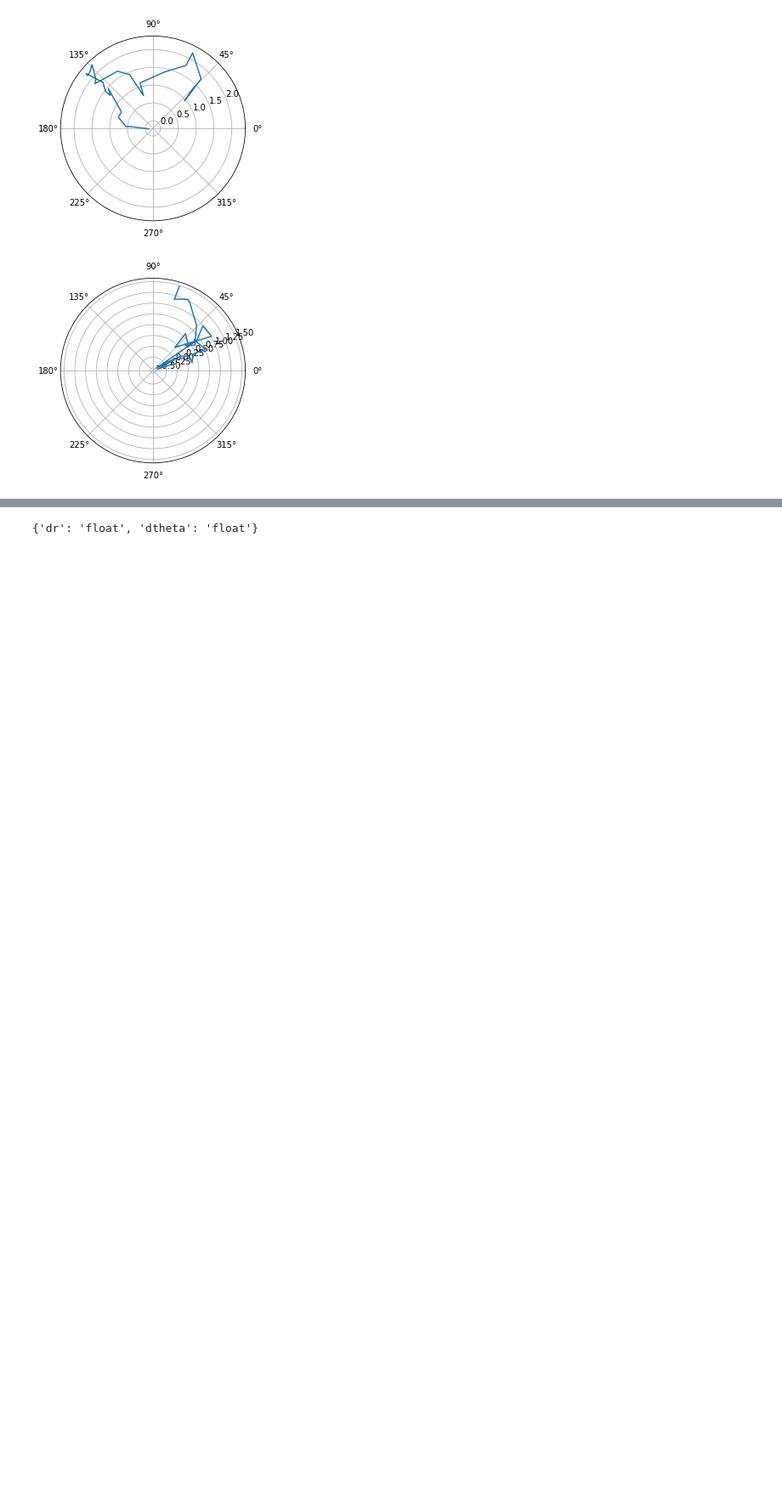
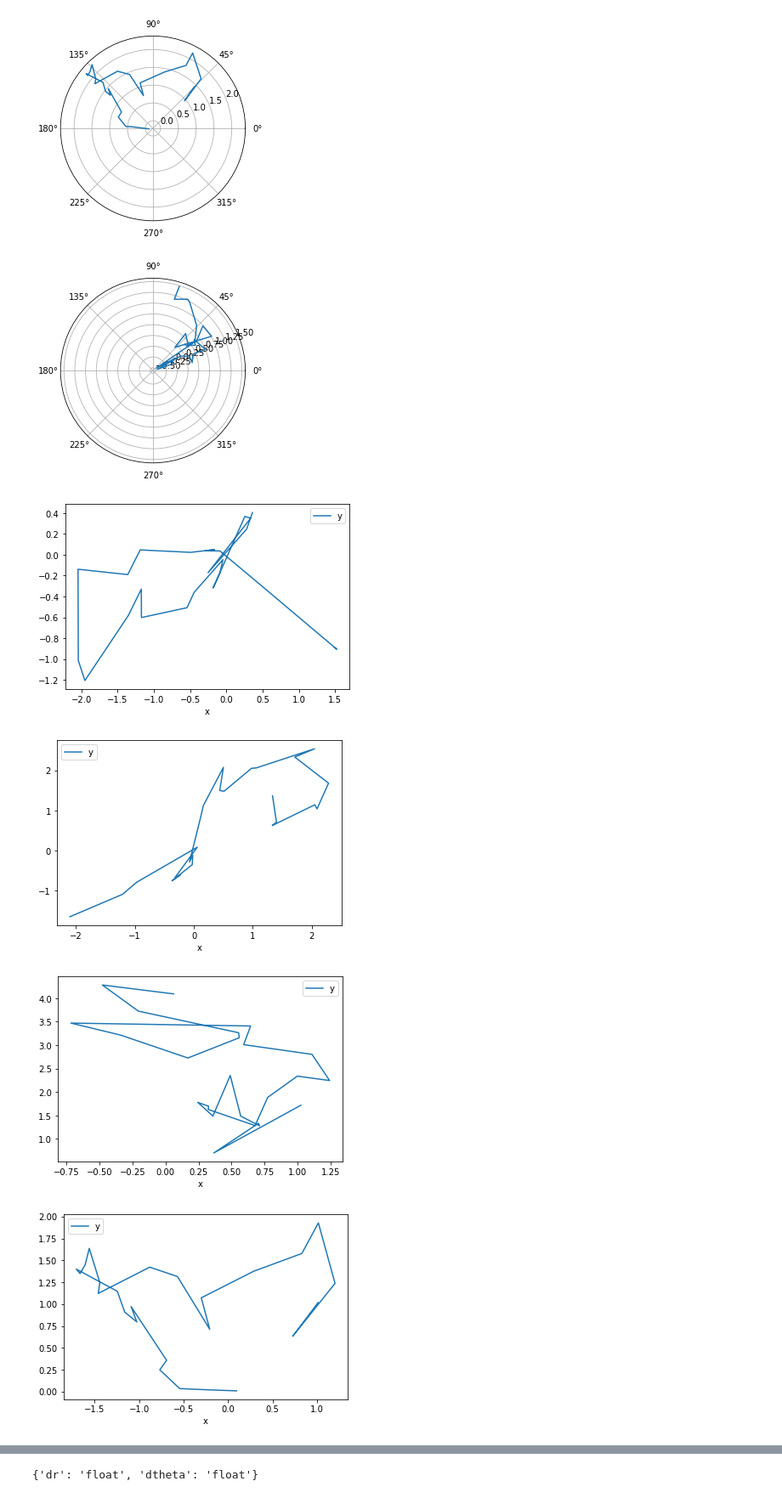
Before and after one commit to cadCAD-org/cadcad-ri, a Jupyter notebook: bob.ipynb, the cells around one changed output, grey strips where cells are left out. Shown: that part at 85% size. Drawn from its saved outputs; the diff is of its cells as text; code cells hidden in the pictures; blank space fills up the shorter version.

Commit message:
add cart2polar

```diff
--- a/bob.ipynb
+++ b/bob.ipynb
@@ -640,0 +655,37 @@ for k in runs:
+# %%
+def flattenBob2cart(results, exp_params):
+    n = exp_params["iteration_n"]
+    m = exp_params["steps"]
+    dfs = []
+    cart_df = []
+    for j in range(n):
+        d = results[j].data
+        # print(d)
+        r = np.zeros((m,2))
+        for i in range(m):
+            # print(d[i])
+            cart_pts = polar2cartesian(d[i])
+            # print(cart_pts.data)
+            r[i,:]= [cart_pts['x'], cart_pts['y']]
+
+        df = pd.DataFrame(r, columns=['x','y'])
+        df["run"]  = j
+        dfs.append(df)
+
+    return pd.concat(dfs)
+# %%
+df = flattenBob2cart(results,experiment_params)
+# %%
+runs = df.run.unique()
+for k in runs:
+    df[df.run==k].plot(x="x", y='y',kind="line")
+    r = df[df.run==k].values
+    n = len(r)
+    # for i in range(n):
+    #     plt.arrow(*r[i,:2], width = 0.01,
+    #     length_includes_head=True)
+# %% [output]
+[figure, added]
+[figure, added]
+[figure, added]
+[figure, added]
```
Also changed, not shown: parts of 2 cells of this notebook.
